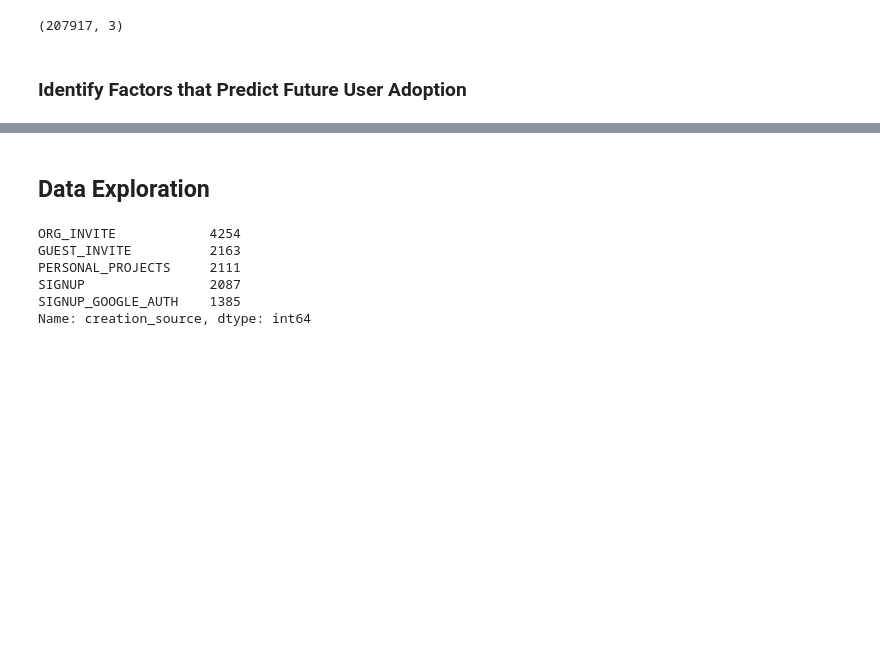
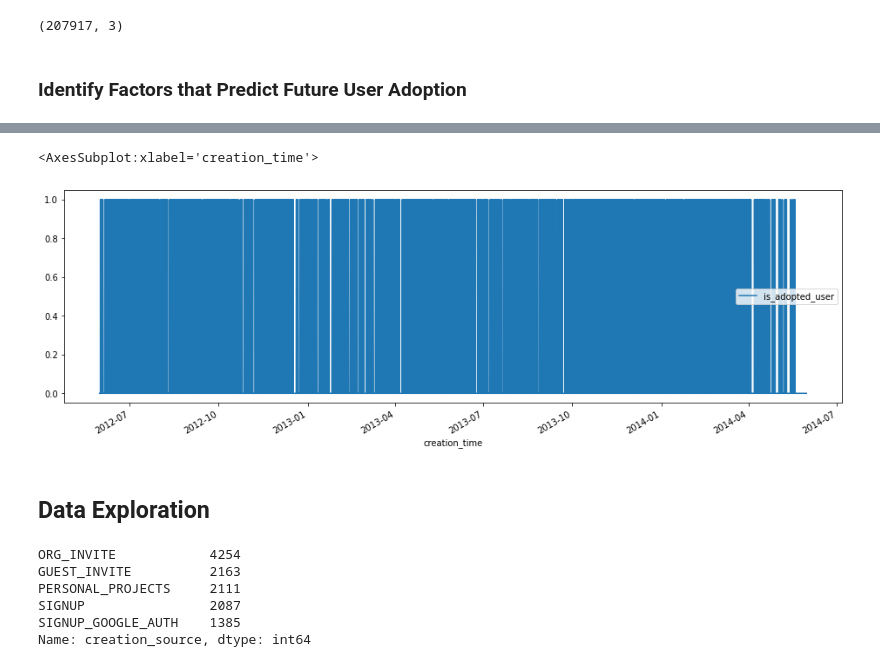
Before and after one commit to rhodapang/Python-Practice, a Jupyter notebook: Relax Inc Project.ipynb, the cells around one changed output, grey strips where cells are left out. Cells and saved outputs as stored; diff of their text form; code cells hidden in the pictures; blank space fills up the shorter version.

```diff
--- a/Relax Inc Project.ipynb
+++ b/Relax Inc Project.ipynb
@@ -121,0 +129,5 @@ df_users.head()
+# %%
+# select features/target.
+# remove name as in terms of privacy it should NOT be a feature.
+df_users = df_users[['creation_time', 'email', 'creation_source', 'last_session_creation_time', 'opted_in_to_mailing_list', 'enabled_for_marketing_drip', 'org_id', 'is_adopted_user',]]
+df_users.head()
@@ -121,0 +160,4 @@ df_users.head()
+# %%
+# Transform creation_time to datatime obj.
+df_users['creation_time'] = pd.to_datetime(df_users['creation_time'])
+df_user.info()
@@ -121,0 +178,9 @@ df_users.head()
+# %%
+# Not sure if creation_time correlates adopted user. Let's quickly plot it to visualize it.
+df_creation_time_vs_is_adopted_user = df_users[['creation_time', 'is_adopted_user']]
+df_creation_time_vs_is_adopted_user = df_creation_time_vs_is_adopted_user.set_index('creation_time')
+df_creation_time_vs_is_adopted_user['is_adopted_user'] = df_creation_time_vs_is_adopted_user['is_adopted_user'].astype(float)
+print(df_creation_time_vs_is_adopted_user.head())
+
+df_creation_time_vs_is_adopted_user.plot(figsize = (16, 5))
+# %% [output]
@@ -122,3 +194,5 @@ df_users.head()
+<AxesSubplot:xlabel='creation_time'>
+[figure, added]
 # %% [markdown]
 ## Data Exploration
 # %%
```
Also changed, not shown: parts of 5 cells of this notebook.
